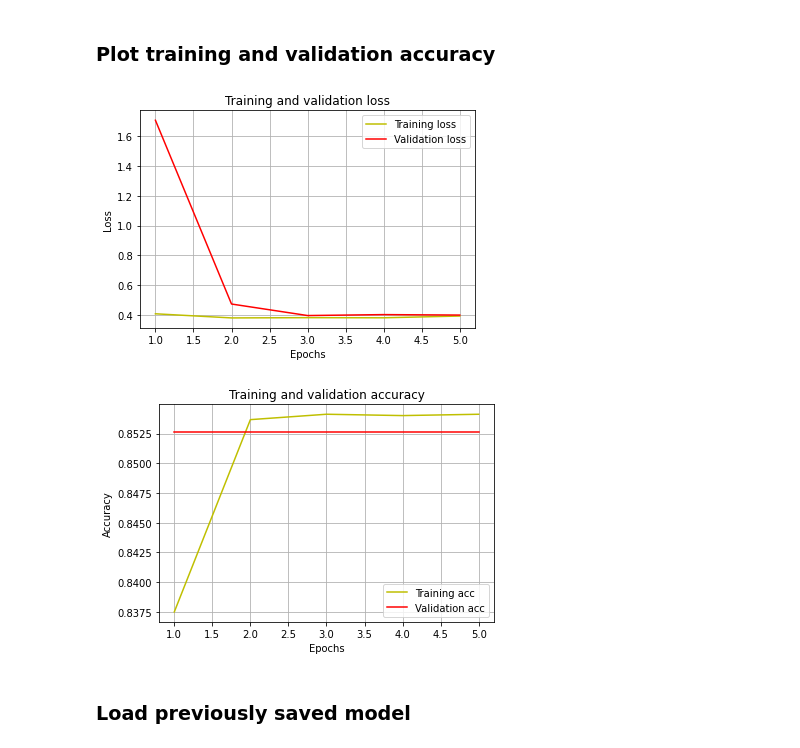
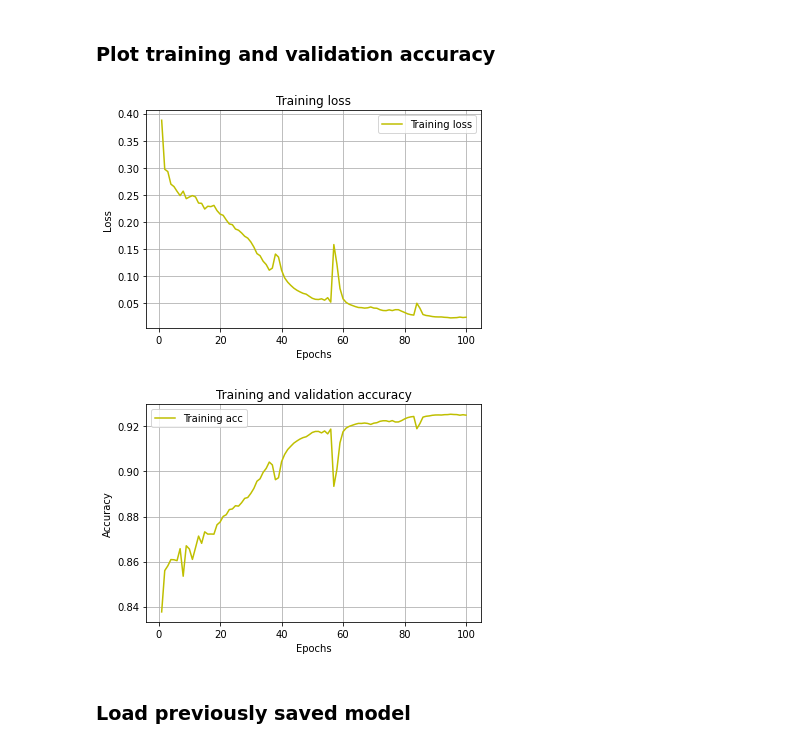
Before and after one commit to s1m0nS/mapAI-UNet, a Jupyter notebook: UNet_binary_segmentation_mapAI_small-working.ipynb, the cells around one changed output. Cells and saved outputs as stored; diff of their text form; code cells hidden in the pictures.

```diff
--- a/UNet_binary_segmentation_mapAI_small-working.ipynb
+++ b/UNet_binary_segmentation_mapAI_small-working.ipynb
@@ -120,0 +199,9 @@ Labels in the mask are :  [  0 255]
+# %%
+test_mask_names = glob.glob('/tmp/mapai_small/test/masks/*.png')
+test_mask_names.sort()
+test_mask_names_subset = test_mask_names[0:test_num_images]
+test_masks = [cv2.imread(mask, 0) for mask in test_mask_names_subset]
+test_mask_dataset = np.array(test_masks)
+test_mask_dataset = np.expand_dims(test_mask_dataset, axis = 3)
+
+print(len(test_mask_names))
@@ -124,7 +377,15 @@ Getting OOM errors, maybe need to find a better way to normalize images.
 # %%
 # IMAGES
 # Solution: https://stackoverflow.com/questions/62977311/how-can-i-stop-my-colab-notebook-from-crashing-while-normalising-my-images
-
 # float16 or float32? Find answer
 
-image_dataset = (image_dataset / 255.0).astype(np.float16)  #Can also normalize or scale using MinMax scaler
+# IMAGES
+train_image_dataset = (train_image_dataset / 255.0).astype(np.float16)  #Can also normalize or scale using MinMax scaler
+
+# Do we need to normalize test images?
+test_image_dataset = (test_image_dataset / 255.0).astype(np.float16)
+
+# MASKS --> Do not normalize masks, just rescale to 0 to 1.
+train_mask_dataset = (train_mask_dataset / 255.0).astype(np.float16)   #PIxel values will be 0 or 1
+
+test_mask_dataset = (test_mask_dataset / 255.0).astype(np.float16)
@@ -152,2 +400,5 @@ X_train, X_test, y_train, y_test = train_test_split(image_dataset, mask_dataset,
+# %%
+X_train, y_train = (train_image_dataset, train_mask_dataset)
+X_test, y_test = (test_image_dataset, test_mask_dataset)
 # %% [markdown]
 #### Randomly view some images from train and test sample
@@ -264,13 +522,15 @@ ________________________________________________________________________________
 ### Train model or at least try
 https://www.youtube.com/watch?v=7j0yL8A-k4E
 # %%
+# NEED TO CREATE A VALIDATION SET
+
 history = model.fit(X_train, y_train,
                     batch_size = 4,
                     verbose=1,
-                    epochs= 5,
+                    epochs= 100,
                     validation_data=(X_test, y_test),
                     shuffle=False)
 
-# System RAM: 6.9/12.7
-# GPU RAM: 14.3/15
+# System RAM: 7.0/12.7
+# GPU RAM: 11.9/15
 # %% [output]
@@ -307,30 +775,30 @@ WARNING:tensorflow:Compiled the loaded model, but the compiled metrics have yet
 # %%
 #plot the training and validation accuracy and loss at each epoch
 loss = history.history['loss']
 val_loss = history.history['val_loss']
 epochs = range(1, len(loss) + 1)
 plt.plot(epochs, loss, 'y', label='Training loss')
-plt.plot(epochs, val_loss, 'r', label='Validation loss')
-plt.title('Training and validation loss')
+#plt.plot(epochs, val_loss, 'r', label='Validation loss')
+plt.title('Training loss')
 plt.grid()
 plt.xlabel('Epochs')
 plt.ylabel('Loss')
 plt.legend()
 plt.show()
 
 acc = history.history['accuracy']
 val_acc = history.history['val_accuracy']
 plt.plot(epochs, acc, 'y', label='Training acc')
-plt.plot(epochs, val_acc, 'r', label='Validation acc')
+#plt.plot(epochs, val_acc, 'r', label='Validation acc')
 plt.title('Training and validation accuracy')
 plt.grid()
 plt.xlabel('Epochs')
 plt.ylabel('Accuracy')
 plt.legend()
 plt.show()
 # %% [output]
-[figure, old version]
+[figure, new version]
-[figure, old version]
+[figure, new version]
 # %% [markdown]
 ### Load previously saved model
 # %%
```
Also changed, not shown: parts of 57 cells of this notebook.
